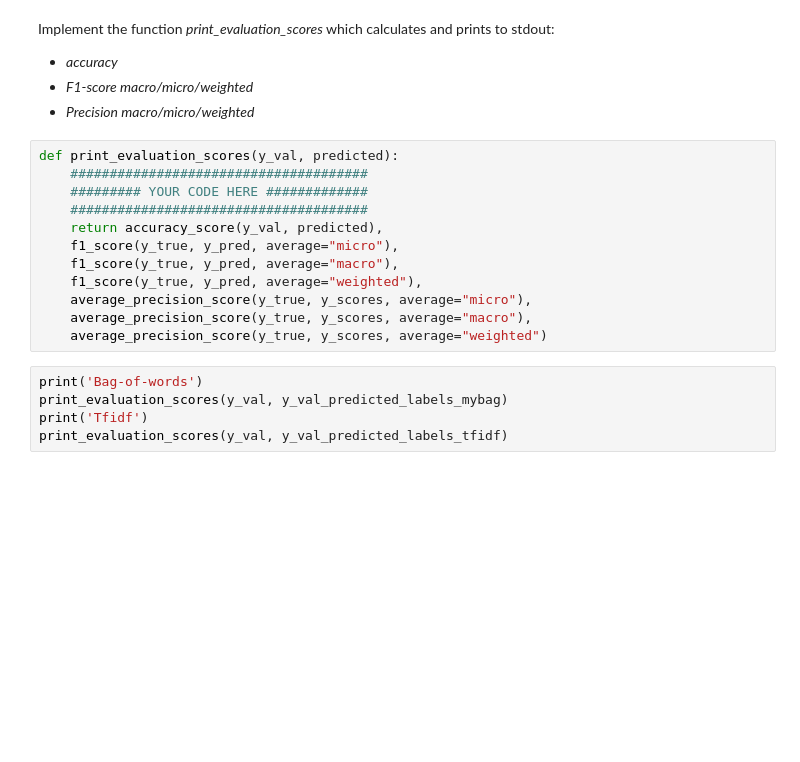
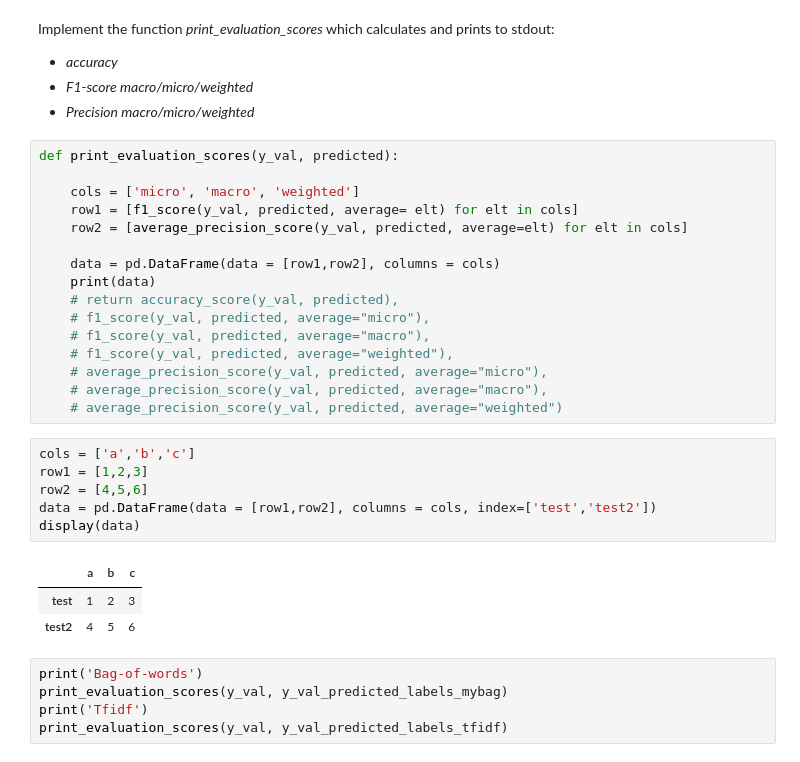
Before and after one commit to pauldublanche/NLP, a Jupyter notebook: week 1/MultilabelClassification.ipynb, the cells around one changed output. Saved outputs shown, nothing was run; the diff lists cells and outputs as text; blank space fills up the shorter version.

```diff
--- a/week 1/MultilabelClassification.ipynb
+++ b/week 1/MultilabelClassification.ipynb
@@ -443,16 +441,30 @@ Implement the function *print_evaluation_scores* which calculates and prints to
  - *Precision macro/micro/weighted*
 # %%
 def print_evaluation_scores(y_val, predicted):
-    ######################################
-    ######### YOUR CODE HERE #############
-    ######################################
-    return accuracy_score(y_val, predicted),
-    f1_score(y_true, y_pred, average="micro"),
-    f1_score(y_true, y_pred, average="macro"),
-    f1_score(y_true, y_pred, average="weighted"),
-    average_precision_score(y_true, y_scores, average="micro"),
-    average_precision_score(y_true, y_scores, average="macro"),
-    average_precision_score(y_true, y_scores, average="weighted")
+
+    cols = ['micro', 'macro', 'weighted']
+    row1 = [f1_score(y_val, predicted, average= elt) for elt in cols]
+    row2 = [average_precision_score(y_val, predicted, average=elt) for elt in cols]
+
+    data = pd.DataFrame(data = [row1,row2], columns = cols)
+    print(data)
+    # return accuracy_score(y_val, predicted),
+    # f1_score(y_val, predicted, average="micro"),
+    # f1_score(y_val, predicted, average="macro"),
+    # f1_score(y_val, predicted, average="weighted"),
+    # average_precision_score(y_val, predicted, average="micro"),
+    # average_precision_score(y_val, predicted, average="macro"),
+    # average_precision_score(y_val, predicted, average="weighted")
+# %%
+cols = ['a','b','c']
+row1 = [1,2,3]
+row2 = [4,5,6]
+data = pd.DataFrame(data = [row1,row2], columns = cols, index=['test','test2'])
+display(data)
+# %% [output]
+|  | a | b | c |
+| test | 1 | 2 | 3 |
+| test2 | 4 | 5 | 6 |
 # %%
 print('Bag-of-words')
 print_evaluation_scores(y_val, y_val_predicted_labels_mybag)
```
Also changed, not shown: parts of 1 cell of this notebook.
